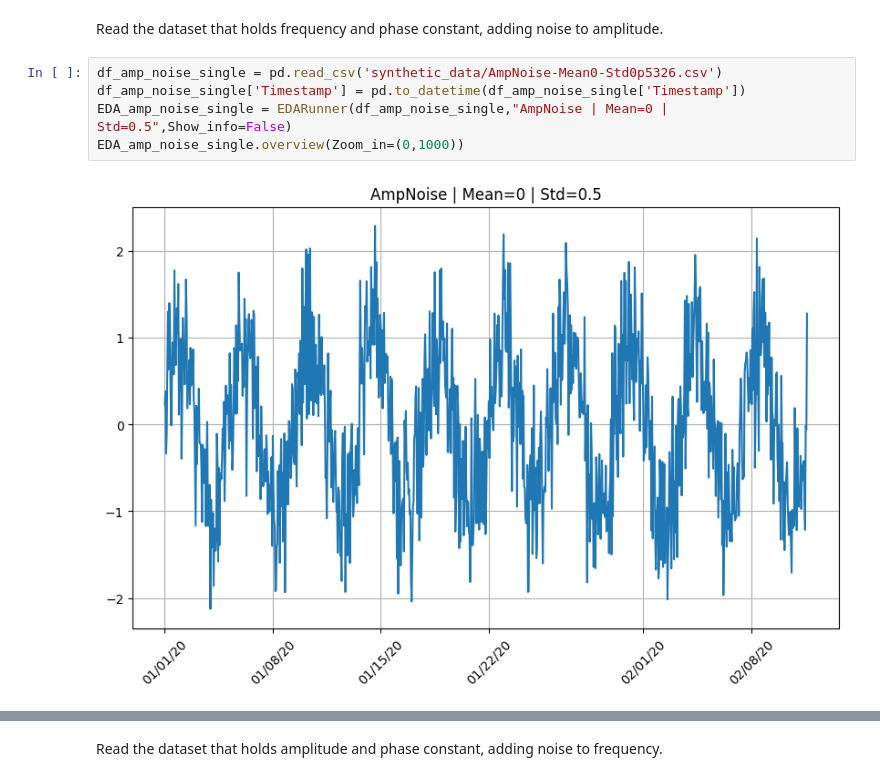
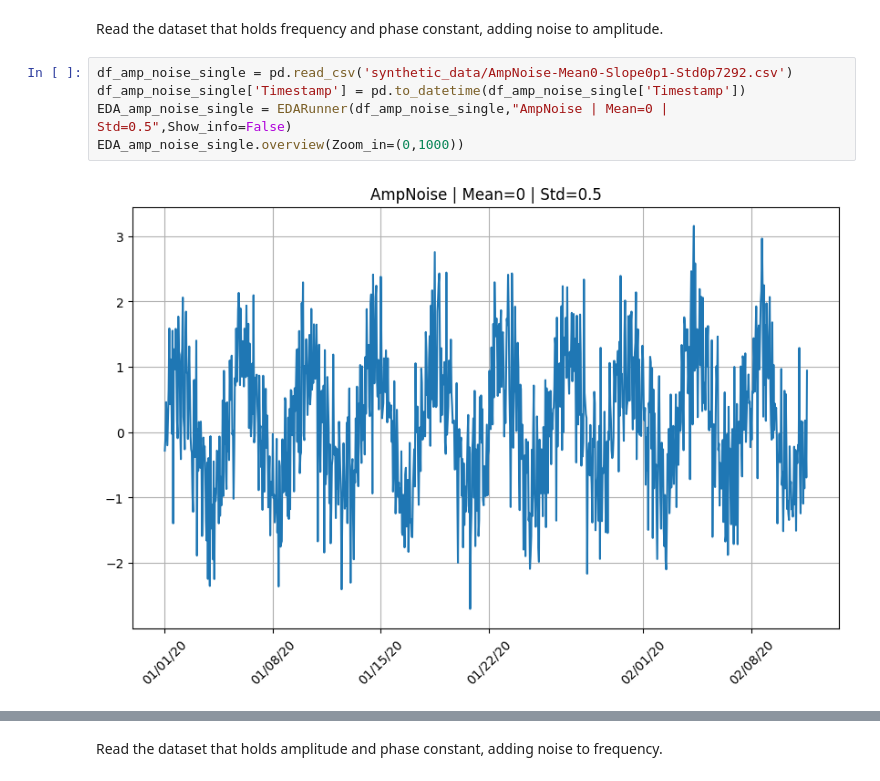
Before and after one commit to jc000222/SNP_project_codes, a Jupyter notebook: EDA for Synthetic Data.ipynb, the cells around one changed output, grey strips where cells are left out. Drawn from its saved outputs; the diff is of its cells as text.

```diff
--- a/EDA for Synthetic Data.ipynb
+++ b/EDA for Synthetic Data.ipynb
@@ -52,12 +52,12 @@ EDA_deterministic.plot_decomposition()
 # %% [markdown]
 Read the dataset that holds frequency and phase constant, adding noise to amplitude.
 # %%
-df_amp_noise_single = pd.read_csv('synthetic_data/AmpNoise-Mean0-Std0p5326.csv')
+df_amp_noise_single = pd.read_csv('synthetic_data/AmpNoise-Mean0-Slope0p1-Std0p7292.csv')
 df_amp_noise_single['Timestamp'] = pd.to_datetime(df_amp_noise_single['Timestamp'])
 EDA_amp_noise_single = EDARunner(df_amp_noise_single,"AmpNoise | Mean=0 | Std=0.5",Show_info=False)
 EDA_amp_noise_single.overview(Zoom_in=(0,1000))
 # %% [output]
-[figure, old version]
+[figure, new version]
 # %%
 EDA_deterministic.plot_decomposition()
 # %% [output]
```
Also changed, not shown: parts of 16 cells of this notebook, 23 other files.
